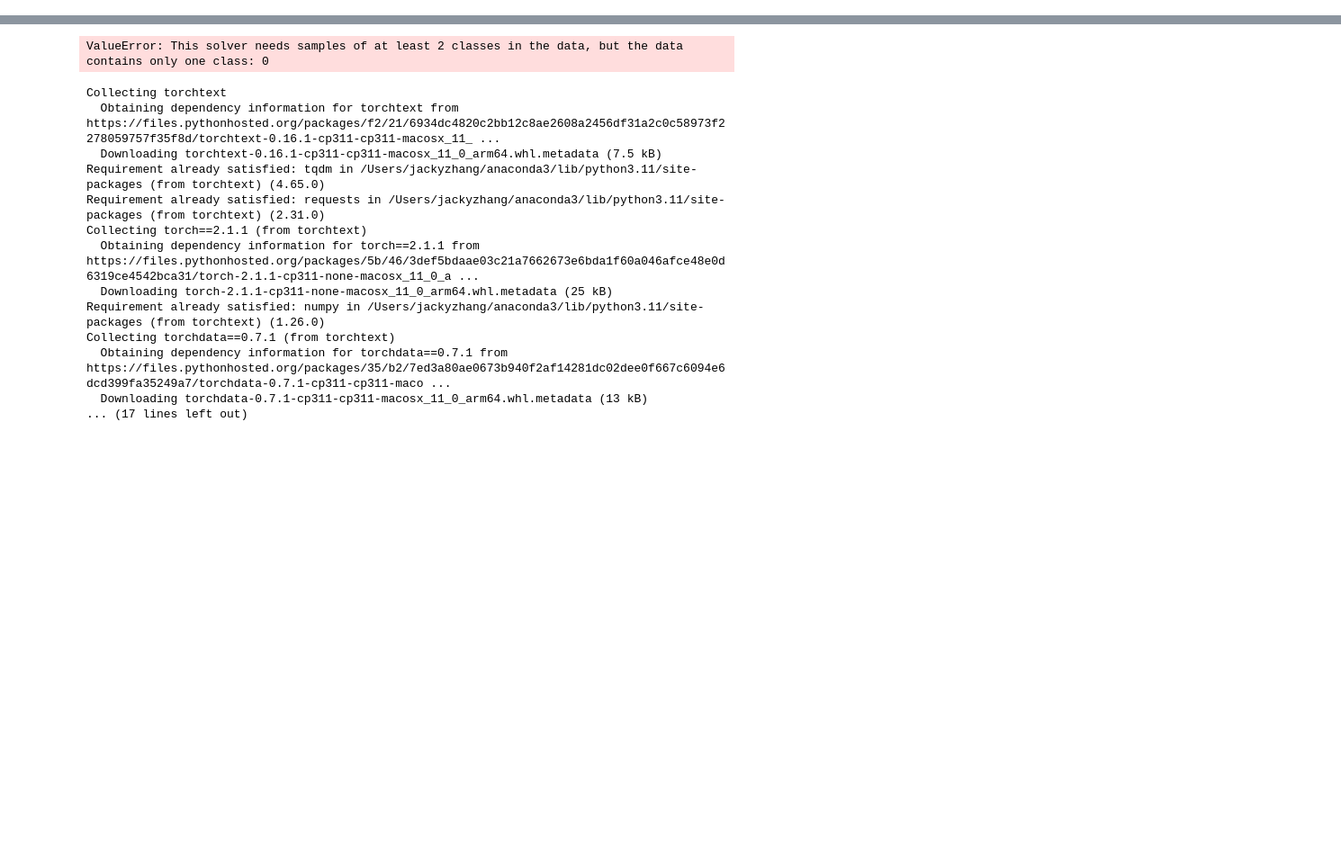
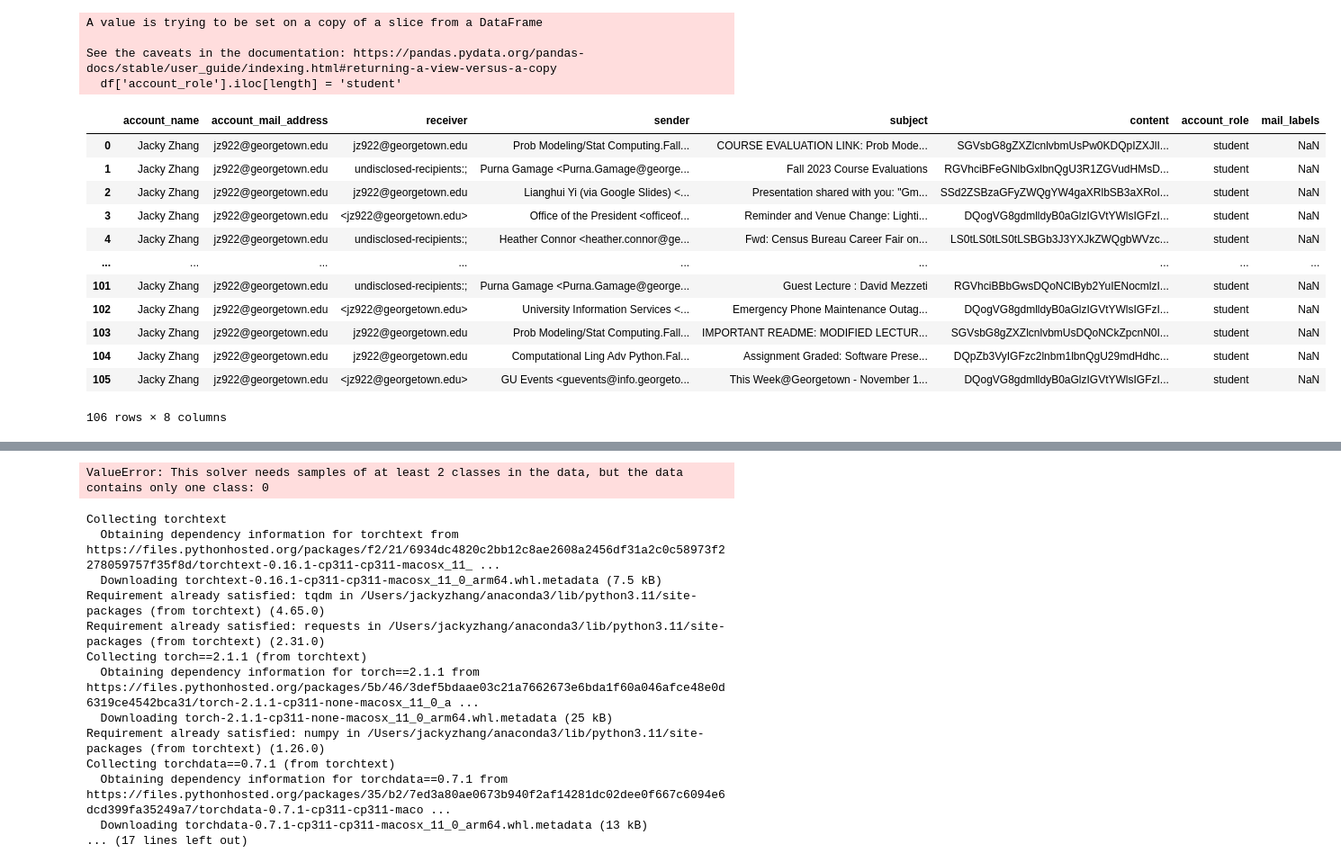
Before and after one commit to verkyyi/gmail_organizer, a Jupyter notebook: role_classifier/test.ipynb, the cells around one changed output, grey strips where cells are left out. Shown at 90% size. Saved outputs shown, nothing was run; the diff lists cells and outputs as text; code cells hidden in the pictures; blank space fills up the shorter version.

```diff
--- a/role_classifier/test.ipynb
+++ b/role_classifier/test.ipynb
@@ -16,3 +10,32 @@ data = df.drop(['content', 'account_name', 'mail_labels', 'receiver'], axis=1)
+# %%
+cofaculty_Email = ['Purna.Gamage@georgetown.edu','heather.connor@georgetown.edu','qh86@georgetown.edu','jh2343@georgetown.edu','jj1088@georgetown.edu','ashley.stowe@georgetown.edu','np617@georgetown.edu','tva7@georgetown.edu']
+
+cofaculty_Name = ['Amit Arora','Abhijit Dasgupta','Benjamin Houghton','Chris Larson','Anderson Monken','Nate Strawn','Marck Vaisman','Irina Vayndiner','Nima Zahadat']
+
+for length in range(len(df)):
+    if df['account_name'].iloc[length] in cofaculty_Name or df['account_mail_address'].iloc[length] in cofaculty_Email:
+        df['account_role'].iloc[length] = 'professor'
+    else:
+        df['account_role'].iloc[length] = 'student'
+df
+# %% [output]
+A value is trying to be set on a copy of a slice from a DataFrame
+
+See the caveats in the documentation: https://pandas.pydata.org/pandas-docs/stable/user_guide/indexing.html#returning-a-view-versus-a-copy
+  df['account_role'].iloc[length] = 'student'
+|  | account_name | account_mail_address | receiver | sender | subject | content | account_role | mail_labels |
+| 0 | Jacky Zhang | jz922@georgetown.edu | jz922@georgetown.edu | Prob Modeling/Stat Computing.Fall... | COURSE EVALUATION LINK: Prob Mode... | SGVsbG8gZXZlcnlvbmUsPw0KDQpIZXJlI... | student | NaN |
+| 1 | Jacky Zhang | jz922@georgetown.edu | undisclosed-recipients:; | Purna Gamage <Purna.Gamage@george... | Fall 2023 Course Evaluations | RGVhciBFeGNlbGxlbnQgU3R1ZGVudHMsD... | student | NaN |
+| 2 | Jacky Zhang | jz922@georgetown.edu | jz922@georgetown.edu | Lianghui Yi (via Google Slides) <... | Presentation shared with you: "Gm... | SSd2ZSBzaGFyZWQgYW4gaXRlbSB3aXRoI... | student | NaN |
+| 3 | Jacky Zhang | jz922@georgetown.edu | <jz922@georgetown.edu> | Office of the President <officeof... | Reminder and Venue Change: Lighti... | DQogVG8gdmlldyB0aGlzIGVtYWlsIGFzI... | student | NaN |
+| 4 | Jacky Zhang | jz922@georgetown.edu | undisclosed-recipients:; | Heather Connor <heather.connor@ge... | Fwd: Census Bureau Career Fair on... | LS0tLS0tLS0tLSBGb3J3YXJkZWQgbWVzc... | student | NaN |
+| ... | ... | ... | ... | ... | ... | ... | ... | ... |
+| 101 | Jacky Zhang | jz922@georgetown.edu | undisclosed-recipients:; | Purna Gamage <Purna.Gamage@george... | Guest Lecture : David Mezzeti | RGVhciBBbGwsDQoNClByb2YuIENocmlzI... | student | NaN |
+| 102 | Jacky Zhang | jz922@georgetown.edu | <jz922@georgetown.edu> | University Information Services <... | Emergency Phone Maintenance Outag... | DQogVG8gdmlldyB0aGlzIGVtYWlsIGFzI... | student | NaN |
+| 103 | Jacky Zhang | jz922@georgetown.edu | jz922@georgetown.edu | Prob Modeling/Stat Computing.Fall... | IMPORTANT README: MODIFIED LECTUR... | SGVsbG8gZXZlcnlvbmUsDQoNCkZpcnN0I... | student | NaN |
+| 104 | Jacky Zhang | jz922@georgetown.edu | jz922@georgetown.edu | Computational Ling Adv Python.Fal... | Assignment Graded: Software Prese... | DQpZb3VyIGFzc2lnbm1lbnQgU29mdHdhc... | student | NaN |
+| 105 | Jacky Zhang | jz922@georgetown.edu | <jz922@georgetown.edu> | GU Events <guevents@info.georgeto... | This Week@Georgetown - November 1... | DQogVG8gdmlldyB0aGlzIGVtYWlsIGFzI... | student | NaN |
+106 rows × 8 columns
 # %%
 from sklearn.model_selection import train_test_split
 from sklearn.feature_extraction.text import TfidfVectorizer
```
Also changed, not shown: parts of 3 cells of this notebook, 1 other file.
